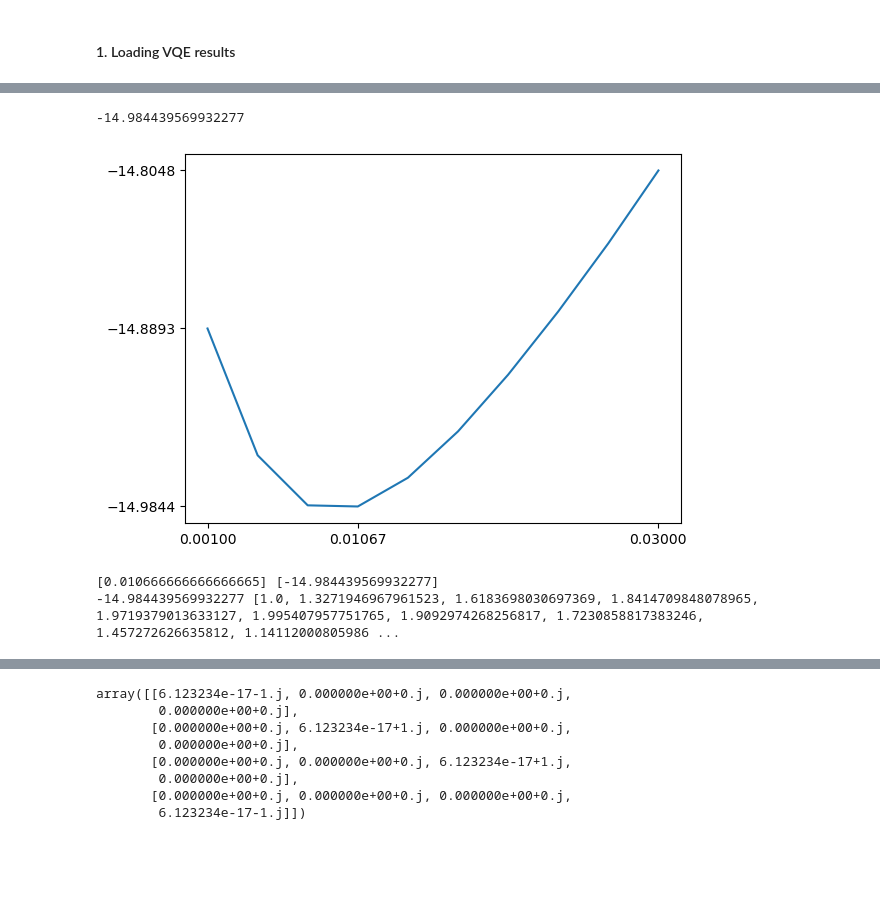
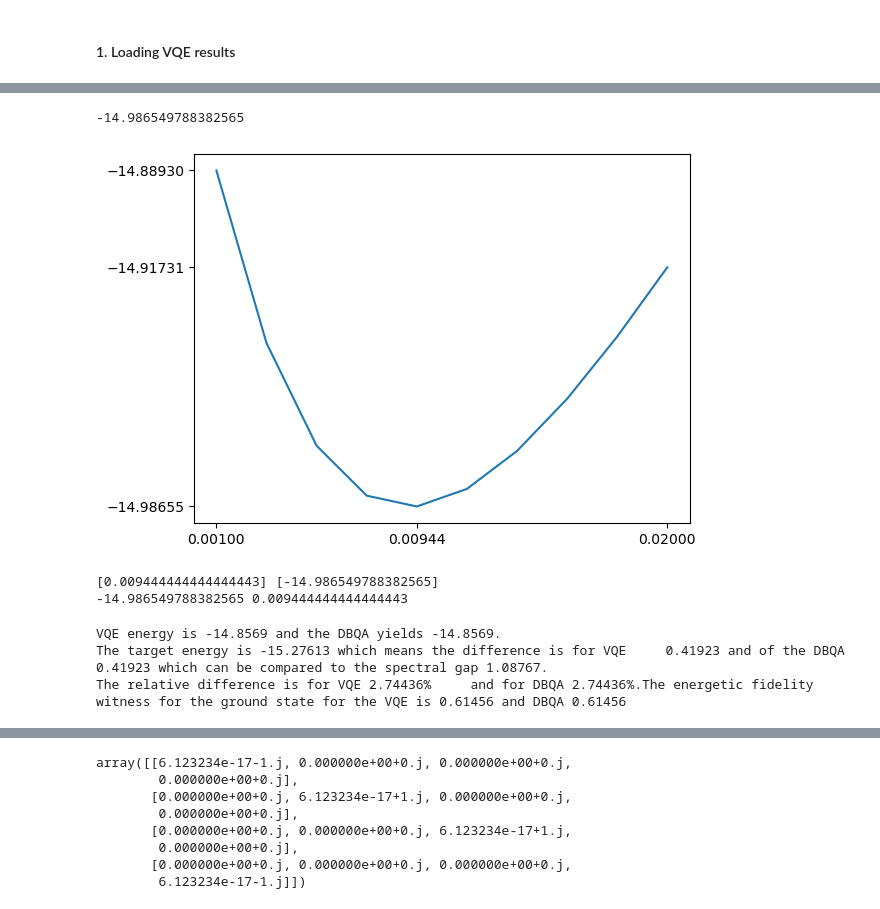
Before and after one commit to qiboteam/boostvqe, a Jupyter notebook: notebooks/loading_gci.ipynb, the cells around one changed output, grey strips where cells are left out. Drawn from its saved outputs; the diff is of its cells as text; code cells hidden in the pictures; blank space fills up the shorter version.

```diff
--- a/notebooks/loading_gci.ipynb
+++ b/notebooks/loading_gci.ipynb
@@ -133,9 +134,15 @@ def execute_selected_recursion_step( gci, mode_dbr, minimizer_s, eo_d, please_be
 # %%
 mode_dbr, minimizer_s, eo_d = select_recursion_step_circuit(
-    gci, mode_dbr_list = [DoubleBracketRotationType.group_commutator_third_order_reduced],please_be_visual = True)
-print(gci.loss(minimizer_s, eo_d),eo_d.b_list, minimizer_s)
+    gci, mode_dbr_list = [DoubleBracketRotationType.group_commutator_third_order_reduced],times = np.linspace(1e-3,2e-2,10),please_be_visual = True)
+print(gci.loss(minimizer_s, eo_d), minimizer_s)
 # %% [output]
--14.984439569932277
+-14.986549788382565
-[figure, old version]
+[figure, new version]
-[0.010666666666666665] [-14.984439569932277]
--14.984439569932277 [1.0, 1.3271946967961523, 1.6183698030697369, 1.8414709848078965, 1.9719379013633127, 1.995407957751765, 1.9092974268256817, 1.7230858817383246, 1.457272626635812, 1.14112000805986 ...
+[0.009444444444444443] [-14.986549788382565]
+-14.986549788382565 0.009444444444444443
+# %%
+print_vqe_comparison_report(gci)
+# %% [output]
+VQE energy is -14.8569 and the DBQA yields -14.8569.
+The target energy is -15.27613 which means the difference is for VQE     0.41923 and of the DBQA 0.41923 which can be compared to the spectral gap 1.08767.
+The relative difference is for VQE 2.74436%     and for DBQA 2.74436%.The energetic fidelity witness for the ground state for the VQE is 0.61456 and DBQA 0.61456
```
Also changed, not shown: parts of 10 cells of this notebook, 1 other file.
